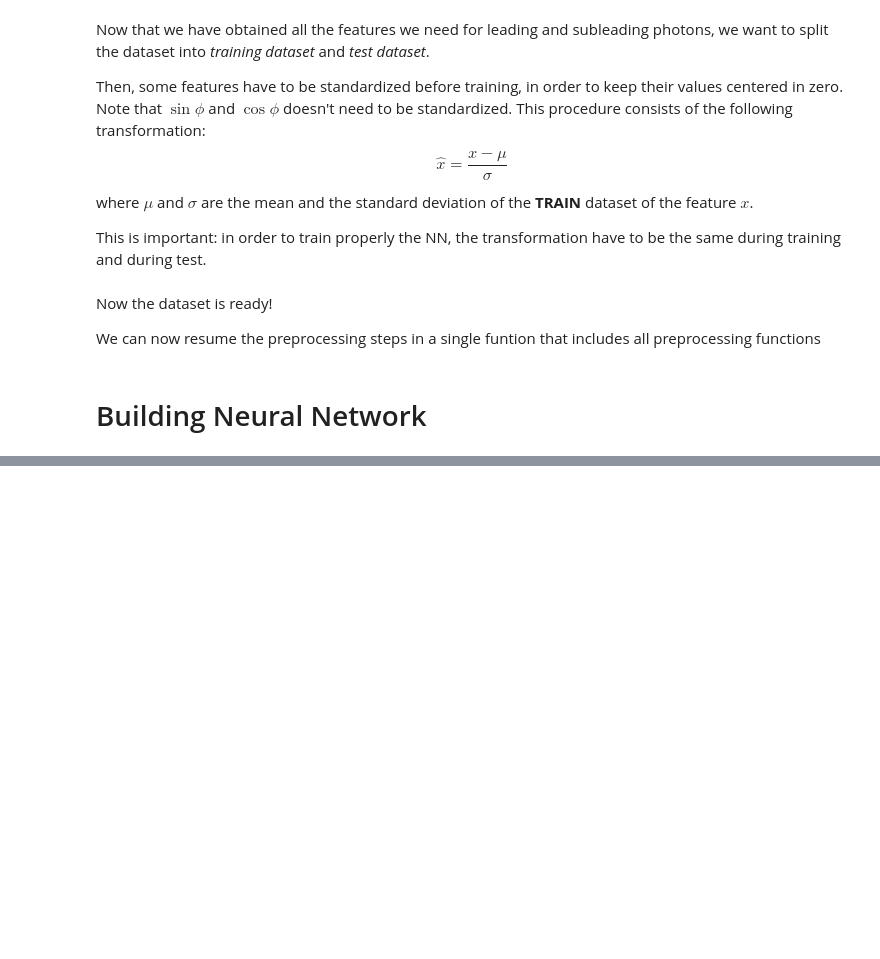
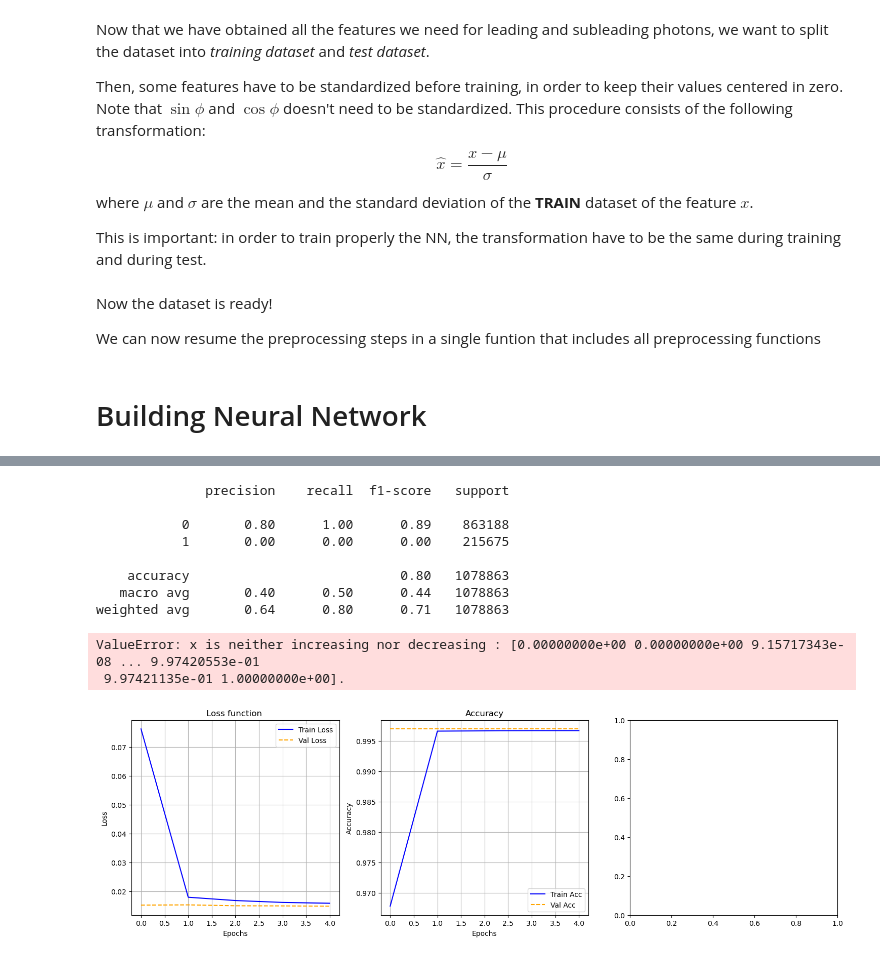
Before and after one commit to alessandrofoglizzo/DAML_project, a Jupyter notebook: Hgammagamma.ipynb, the cells around one changed output, grey strips where cells are left out. Cells and saved outputs as stored; diff of their text form; code cells hidden in the pictures; blank space fills up the shorter version.

```diff
--- a/Hgammagamma.ipynb
+++ b/Hgammagamma.ipynb
@@ -333,9 +327,13 @@ def get_train_test_datasets(array):
     X_train_scaled = structured_to_unstructured(X_train_scaled_struct).astype(np.float32)
     X_test_scaled = structured_to_unstructured(X_test_scaled_struct).astype(np.float32)
 
-    return X_train_scaled, y_train, X_test_scaled, y_test, means, std_devs
+    # get weights
+    w_train = ak.to_numpy(array.event_weight[train_idx]).astype(np.float32)
+    w_test = ak.to_numpy(array.event_weight[test_idx]).astype(np.float32)
+
+    return X_train_scaled, y_train, X_test_scaled, y_test, w_train, w_test, means, std_devs
 # %%
-X_train, y_train, X_test , y_test, means, std_devs  = get_train_test_datasets(mc_final)
+X_train, y_train, X_test , y_test, w_train, w_test, means, std_devs  = get_train_test_datasets(mc_final)
 # %% [markdown]
 Now the dataset is ready!
 
@@ -393,7 +391,7 @@ def build_dataset(array, means=None, std_devs=None):
             return X_scaled
 # %%
 # get arrays for training and test
-X_train, y_train, X_test , y_test, means, std_devs = build_dataset(mc_awk)
+X_train, y_train, X_test , y_test, w_train, w_test, means, std_devs = build_dataset(mc_awk)
 # %% [markdown]
 # Building Neural Network
 # %% [markdown]
@@ -433,11 +431,11 @@ def build_baseline_nn(input_dim):
     model = models.Sequential([
         layers.Input(shape=(input_dim,)),
 
-        layers.Dense(64, activation="relu"),
+        layers.Dense(32, activation="relu"),
         layers.BatchNormalization(),
         layers.Dropout(0.3),
 
-        layers.Dense(32, activation="relu"),
+        layers.Dense(16, activation="relu"),
         layers.BatchNormalization(),
         layers.Dropout(0.4),
 
@@ -547,0 +498,52 @@ weighted avg       0.76      0.80      0.71   1078863
+# %%
+    print("\nPerformance evaluation on Test set...")
+    # batch_size specified in order to avoid memory peaks during prediction
+    y_pred_prob = model.predict(X_test, batch_size=batch_size).ravel()
+    y_pred = (y_pred_prob > 0.5).astype(int)
+
+    print("\nClassification Report:")
+    print(classification_report(y_test, y_pred))
+
+    # Performance plots
+    fig, (ax_loss, ax_acc, ax_roc) = plt.subplots(1, 3, figsize=(18, 5))
+
+    # 1. Loss plot
+    ax_loss.plot(history.history["loss"], label="Train Loss", color="blue")
+    ax_loss.plot(history.history["val_loss"], label="Val Loss", color="orange", linestyle="--")
+    ax_loss.set_title("Loss function ")
+    ax_loss.set_xlabel("Epochs")
+    ax_loss.set_ylabel("Loss")
+    ax_loss.legend()
+    ax_loss.grid(True)
+
+    # 2. Accuracy Plot
+    ax_acc.plot(history.history["accuracy"], label="Train Acc", color="blue")
+    ax_acc.plot(history.history["val_accuracy"], label="Val Acc", color="orange", linestyle="--")
+    ax_acc.set_title("Accuracy")
+    ax_acc.set_xlabel("Epochs")
+    ax_acc.set_ylabel("Accuracy")
+    ax_acc.legend()
+    ax_acc.grid(True)
+
+    # 3. ROC & AUC plot
+    fpr, tpr, thresholds = roc_curve(y_test, y_pred_prob, sample_weight=w_test)
+    # force to zero negative values
+    tpr = np.clip(tpr, 0, None)
+    fpr = np.clip(fpr, 0, None)
+
+    roc_auc = auc(fpr, tpr)
+
+    ax_roc.plot(fpr, tpr, color="darkred", lw=2, label=f"ROC (AUC = {roc_auc:.4f})")
+    ax_roc.plot(np.array((0, 1)), np.array((0, 1)), color="navy", linestyle="--", label="Random")
+    ax_roc.set_xlim(np.array((0.0, 1.0)))
+    ax_roc.set_ylim(np.array((0.0, 1.05)))
+    ax_roc.set_xlabel("False Positive Rate")
+    ax_roc.set_ylabel("True Positive Rate")
+    ax_roc.set_title("Receiver Operating Characteristic (ROC)")
+    ax_roc.legend()
+    ax_roc.grid(True)
+
+    plt.tight_layout()
+    plt.show()
+    plt.close('all')
+# %% [output]
@@ -547,0 +554,11 @@ weighted avg       0.76      0.80      0.71   1078863
+              precision    recall  f1-score   support
+
+           0       0.80      1.00      0.89    863188
+           1       0.00      0.00      0.00    215675
+
+    accuracy                           0.80   1078863
+   macro avg       0.40      0.50      0.44   1078863
+weighted avg       0.64      0.80      0.71   1078863
+ValueError: x is neither increasing nor decreasing : [0.00000000e+00 0.00000000e+00 9.15717343e-08 ... 9.97420553e-01
+ 9.97421135e-01 1.00000000e+00].
+[figure, added]
```
Also changed, not shown: parts of 11 cells of this notebook, 1 other file.
